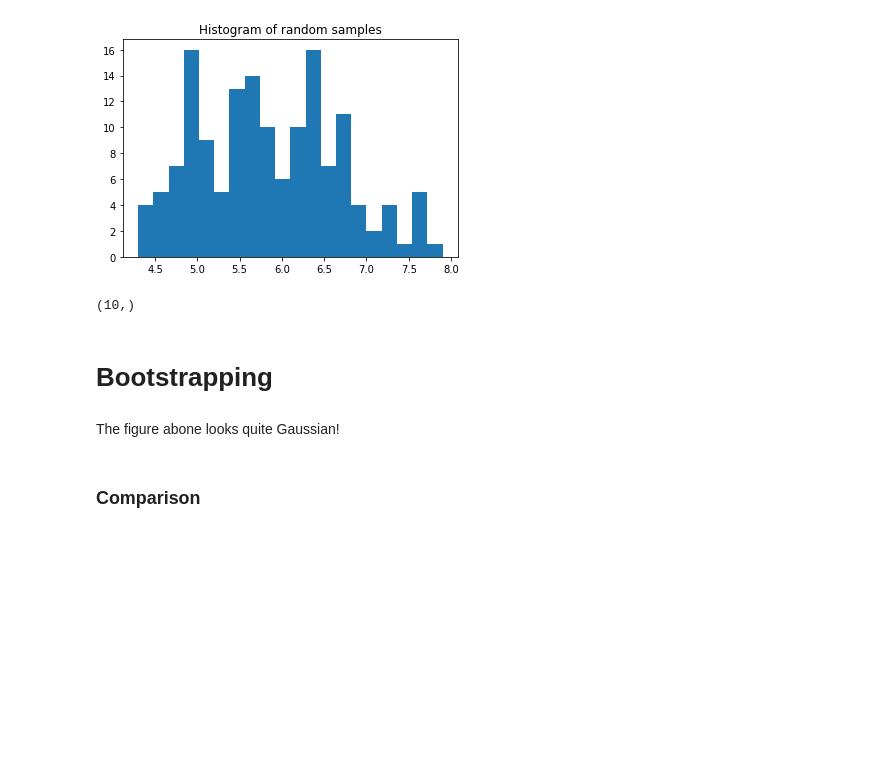
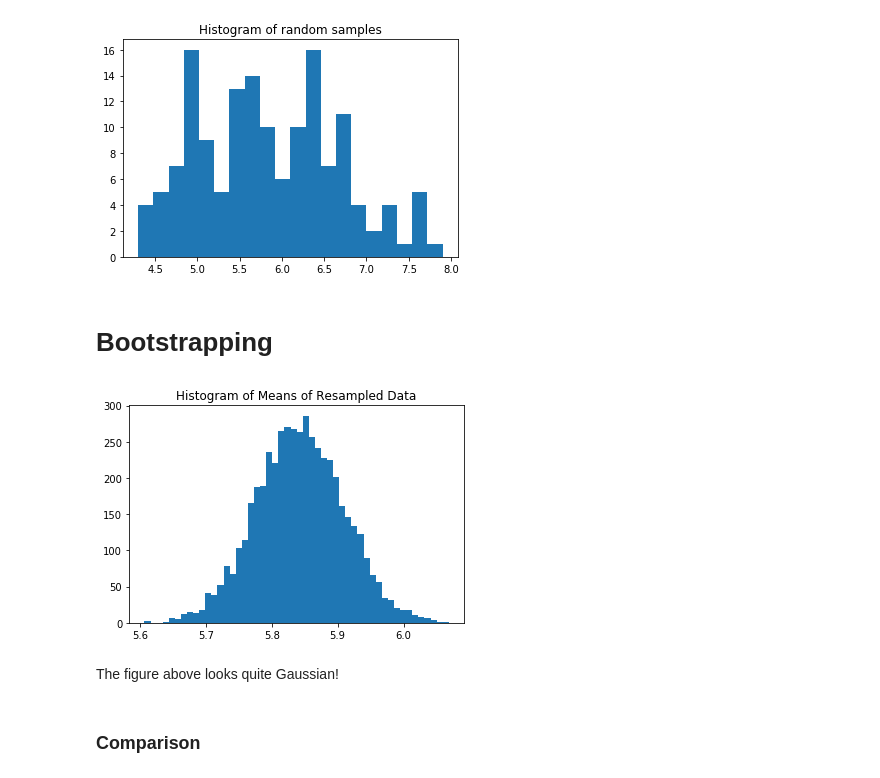
Before and after one commit to Sorooshi/Modern-Method-of-data-Analysis, a Jupyter notebook: Mag19_07October_Bootstrapping.ipynb, the cells around one changed output. Cells and saved outputs as stored; diff of their text form; code cells hidden in the pictures; blank space fills up the shorter version.

```diff
--- a/Mag19_07October_Bootstrapping.ipynb
+++ b/Mag19_07October_Bootstrapping.ipynb
@@ -24,10 +24,8 @@ plt.show()
 mean_samples = np.mean(x)
 std_samples = np.std(x)
 # %%
-tmp = np.random.choice(x, 10, 50)
-tmp.shape
+# tmp = np.random.choice(x, 10, 50)
+# tmp.shape
-# %% [output]
-(10,)
 # %%
 def compute_confidence(resampled_means, resampled_stds=None):
 
@@ -83,15 +81,17 @@ def bootstrapping(x, n_resample, n_bootstrap):
 # %%
 n_resample = 150
 n_bootstrap = 5000
 
 x_resampled_means, x_resampled_stds, x_boots_mean, \
 x_boots_std, x_lbp, x_rbp, x_lbn, x_rbn = bootstrapping(x=x, n_resample=n_resample, n_bootstrap=n_bootstrap)
 
-# plt.hist(x_resampled_means, bins=50)
-# plt.title("Histogram of Means of Resampled Data")
-# plt.show()
+plt.hist(x_resampled_means, bins=50)
+plt.title("Histogram of Means of Resampled Data")
+plt.show()
+# %% [output]
+[figure, added]
 # %% [markdown]
-The figure abone looks quite Gaussian!
+The figure above looks quite Gaussian!
 # %% [markdown]
 ### Comparison
 # %%
```
Also changed, not shown: parts of 11 cells of this notebook.
